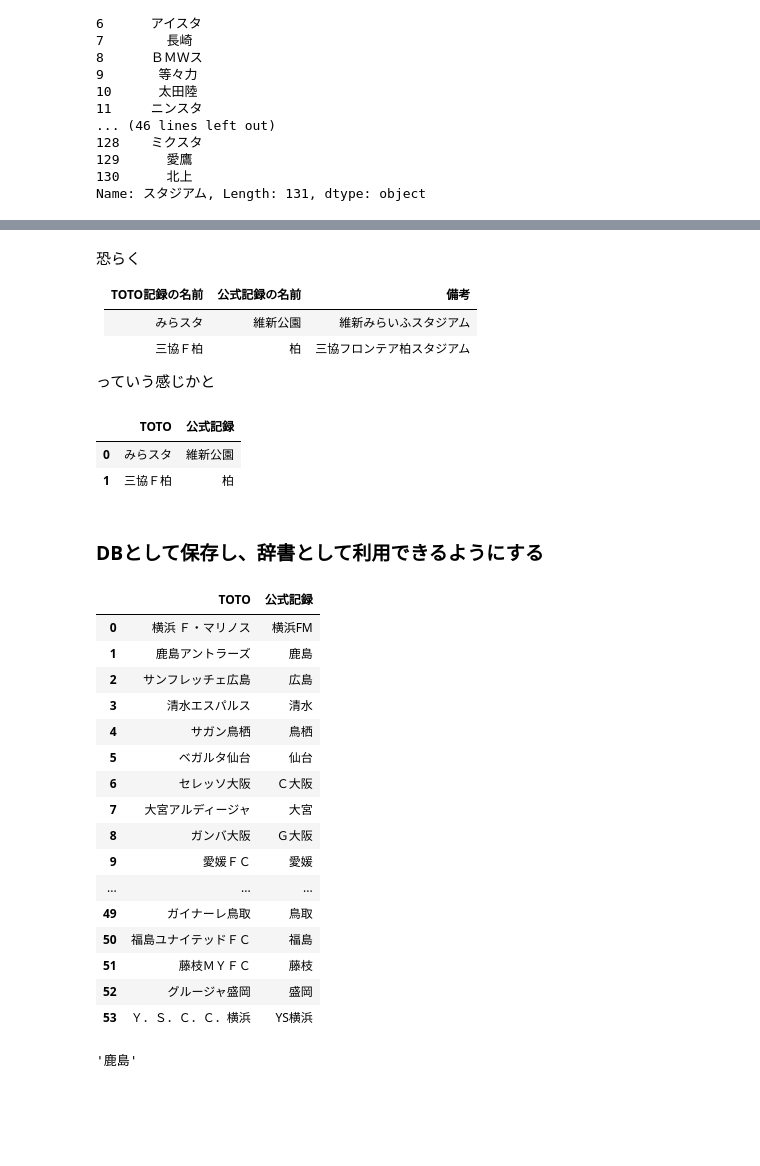
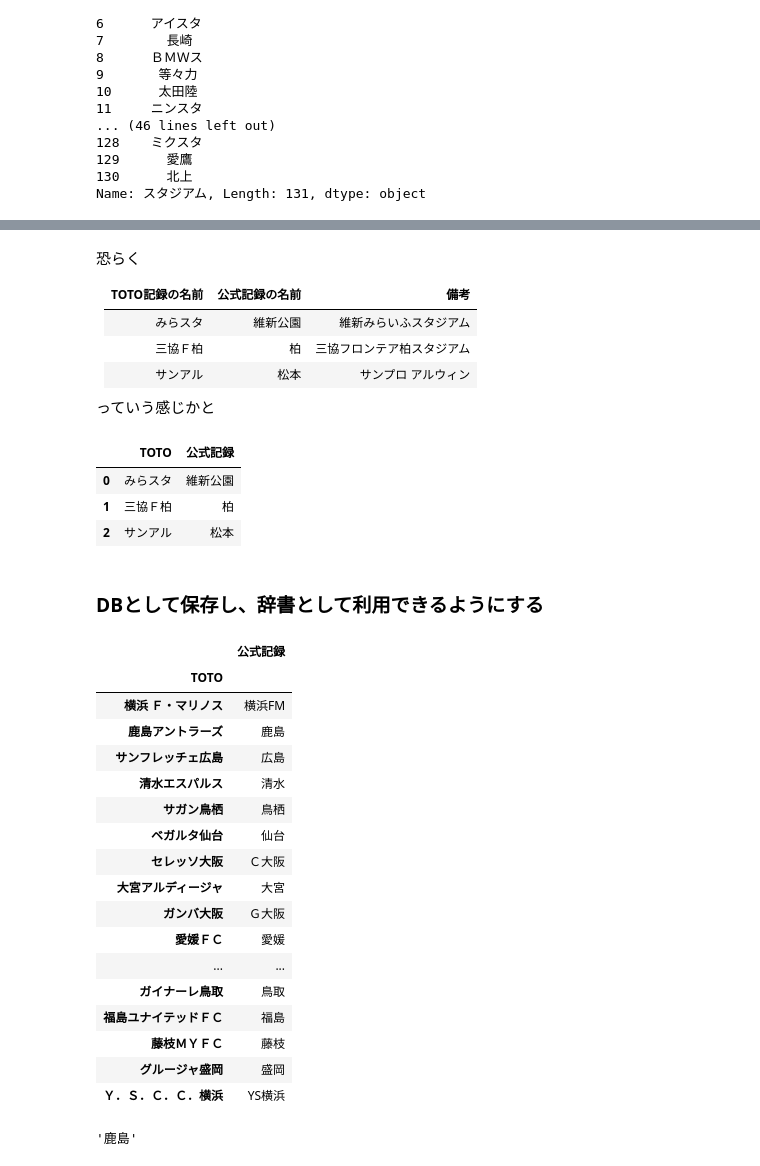
Before and after one commit to mark-n2/toto_notebook, a Jupyter notebook: 003_TOTO予定データの取得.ipynb, the cells around one changed output, grey strips where cells are left out. Saved outputs shown, nothing was run; the diff lists cells and outputs as text; code cells hidden in the pictures; blank space fills up the shorter version.

```diff
--- a/003_TOTO予定データの取得.ipynb
+++ b/003_TOTO予定データの取得.ipynb
@@ -413,18 +418,20 @@ Name: 競技場, dtype: object
 |:-------------|:-------------|:-----|
 |みらスタ      |維新公園       |維新みらいふスタジアム|
 |三協Ｆ柏      |柏            |三協フロンテア柏スタジアム|
+|サンアル      |松本          |サンプロ アルウィン|
 
 っていう感じかと
 # %%
 studium_df = pd.DataFrame()
 studium_df["TOTO"] = tmp["競技場"].drop_duplicates()
-studium_df["公式記録"] = ["維新公園","柏"]
+studium_df["公式記録"] = ["維新公園","柏","松本"]
 studium_df = studium_df.reset_index(drop=True)
 display(studium_df)
 # %% [output]
 |  | TOTO | 公式記録 |
 | 0 | みらスタ | 維新公園 |
 | 1 | 三協Ｆ柏 | 柏 |
+| 2 | サンアル | 松本 |
 # %% [markdown]
 ### DBとして保存し、辞書として利用できるようにする
 # %%
@@ -444,26 +451,28 @@ studium_df.to_sql("studium", conn, if_exists='replace') # DFをDBに変換
 # %%
 import sqlite3
 conn = sqlite3.connect(TOTO_DB)
 team_df = pd.io.sql.read_sql_query("select * from team",conn)
+team_df = team_df.set_index("TOTO",drop=True)
 display(team_df)
 # %% [output]
-|  | TOTO | 公式記録 |
-| 0 | 横浜 Ｆ・マリノス | 横浜FM |
-| 1 | 鹿島アントラーズ | 鹿島 |
-| 2 | サンフレッチェ広島 | 広島 |
-| 3 | 清水エスパルス | 清水 |
-| 4 | サガン鳥栖 | 鳥栖 |
-| 5 | ベガルタ仙台 | 仙台 |
-| 6 | セレッソ大阪 | Ｃ大阪 |
-| 7 | 大宮アルディージャ | 大宮 |
-| 8 | ガンバ大阪 | Ｇ大阪 |
-| 9 | 愛媛ＦＣ | 愛媛 |
-| ... | ... | ... |
-| 49 | ガイナーレ鳥取 | 鳥取 |
-| 50 | 福島ユナイテッドＦＣ | 福島 |
-| 51 | 藤枝ＭＹＦＣ | 藤枝 |
-| 52 | グルージャ盛岡 | 盛岡 |
-| 53 | Ｙ．Ｓ．Ｃ．Ｃ．横浜 | YS横浜 |
+|  | 公式記録 |
+| TOTO |  |
+| 横浜 Ｆ・マリノス | 横浜FM |
+| 鹿島アントラーズ | 鹿島 |
+| サンフレッチェ広島 | 広島 |
+| 清水エスパルス | 清水 |
+| サガン鳥栖 | 鳥栖 |
+| ベガルタ仙台 | 仙台 |
+| セレッソ大阪 | Ｃ大阪 |
+| 大宮アルディージャ | 大宮 |
+| ガンバ大阪 | Ｇ大阪 |
+| 愛媛ＦＣ | 愛媛 |
+| ... | ... |
+| ガイナーレ鳥取 | 鳥取 |
+| 福島ユナイテッドＦＣ | 福島 |
+| 藤枝ＭＹＦＣ | 藤枝 |
+| グルージャ盛岡 | 盛岡 |
+| Ｙ．Ｓ．Ｃ．Ｃ．横浜 | YS横浜 |
 # %%
 toto, miniA, miniB, goal = get_toto_schedule(1043)
 # %%
```
Also changed, not shown: parts of 26 cells of this notebook, 7 other files.
